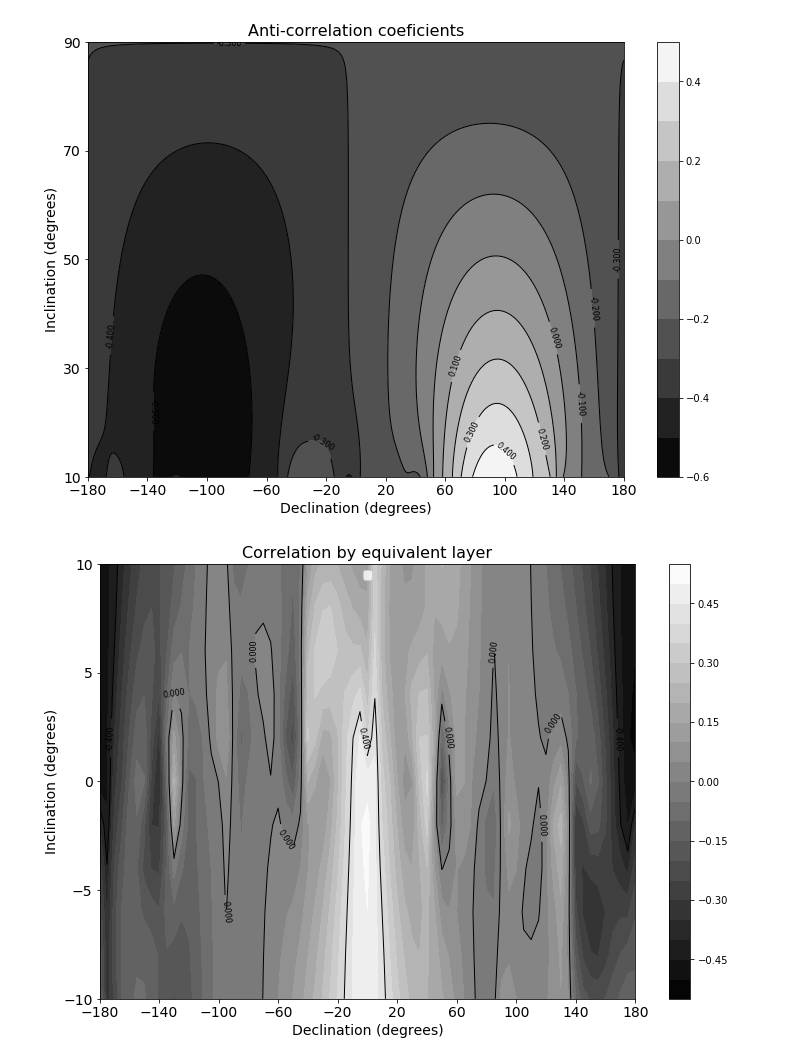
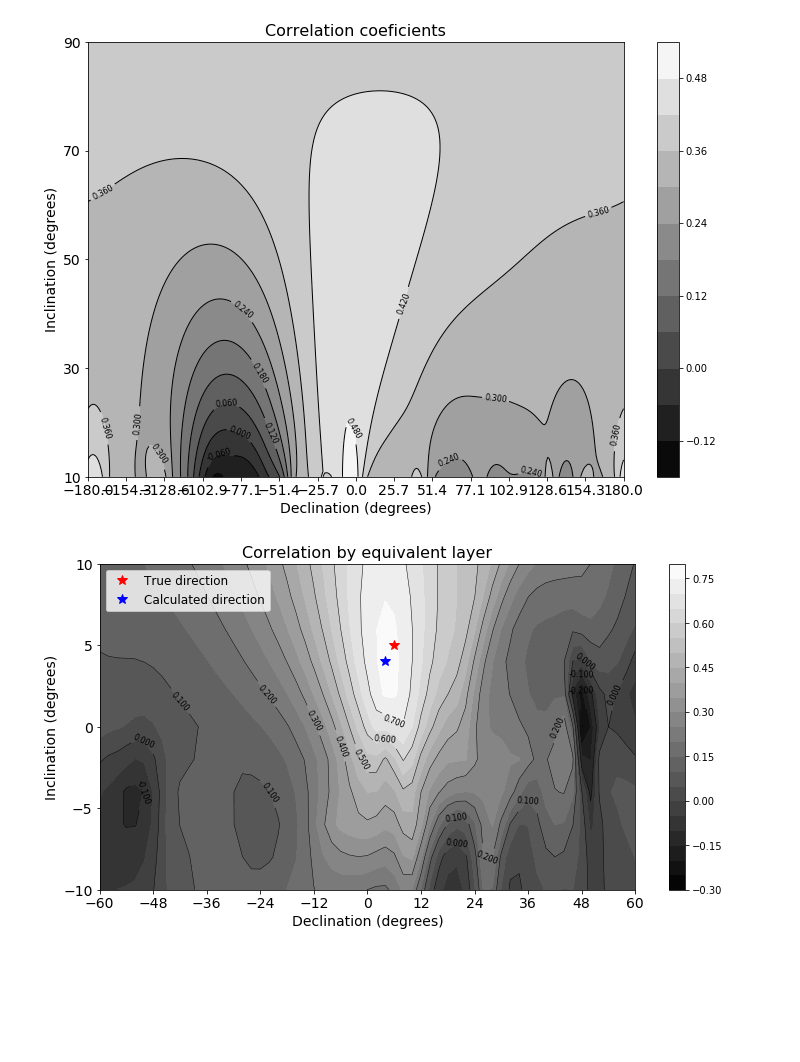
Before and after one commit to nelsondelimar/master, a Jupyter notebook: correlation_eqlayer.ipynb, the cells around one changed output. Drawn from its saved outputs; the diff is of its cells as text; code cells hidden in the pictures; blank space fills up the shorter version.

Commit message:
Applying correlation by equivalent layer

```diff
--- a/correlation_eqlayer.ipynb
+++ b/correlation_eqlayer.ipynb
@@ -18,10 +18,10 @@ shape = (nx, ny)
 xobs, yobs, zobs = regular_grid(area, shape, -200.)
 # %%
 # Define the elements of the prims for gravity and magnetic computation
-model1 = (-250., 250., -500., 500., 100., 200., 1.28)
+model1 = (-250., 250., -300., 300., 100., 600., 1.28)
 # Directions
 inc, dec = -23., -33. # field
-incs, decs = -3., 6. # source
+incs, decs = 5., 6. # source
 # %%
 # Computes the total field anomaly
 tf = prism_tf(xobs, yobs, zobs, model1, inc, dec, incs, decs)
@@ -137,13 +137,14 @@ from codes.statistical import cccoef
 # %%
 # Create the grid
 # for the fourier trans:
-inclination1 = numpy.linspace(-90.0, -10.0, 81)
+inclination1 = numpy.linspace(-90., -10., 81)
 inclination2= numpy.linspace(10., 90., 81)
-declination = numpy.linspace(-180.0, 180.0, 361)
+declination = numpy.linspace(-180., 180., 361)
 
 # for the layer:
-inc3 = numpy.linspace(-10.0,10.0, 11)
-dec3 = numpy.linspace(-180.0, 180.0, 73)
+inc3 = numpy.linspace(-10., 10., 11)
+dec3 = numpy.linspace(-60., 60., 61)
+#dec3 = numpy.linspace(-180.0, 180.0, 37)
 # %%
 D1, I1 = numpy.meshgrid(declination, inclination1)
 D2, I2 = numpy.meshgrid(declination, inclination2)
@@ -330,30 +331,32 @@ fig2 = pyplot.contour(D2, I2, res2, 10, colors = 'k', linestyle = 'solid', linew
 pyplot.contourf(D2, I2, res2,10, cmap = pyplot.cm.gray)
 pyplot.clabel(fig2, fontsize = 8)
 pyplot.rcParams['contour.negative_linestyle'] = 'solid'
-pyplot.title('Anti-correlation coeficients', fontsize = 16)
+pyplot.title('Correlation coeficients', fontsize = 16)
 pyplot.xlabel('Declination (degrees)', fontsize = 14)
 pyplot.ylabel('Inclination (degrees)', fontsize = 14)
-pyplot.xticks(numpy.linspace(D2.min(), D2.max(), 10), fontsize = 14)
+pyplot.xticks(numpy.linspace(D2.min(), D2.max(), 15), fontsize = 14)
 pyplot.yticks(numpy.linspace(I2.min(), I2.max(), 5), fontsize = 14)
 #pyplot.legend(loc = 'upper center', fontsize = 'large')
 pyplot.colorbar()
 pyplot.show()
 # %% [output]
-[figure, old version]
+[figure, new version]
 # %%
 # Plotting the correlation results
-pyplot.figure(figsize=(12, 8))
-fig3 = pyplot.contour(D3, I3, res3, 2, colors = 'k', linestyle = 'solid', linewidths = 1)
+pyplot.figure(figsize=(12, 6))
+fig3 = pyplot.contour(D3, I3, res3, 10, colors = 'k', linestyle = 'solid', linewidths = 0.5)
 pyplot.contourf(D3, I3, res3, 20, cmap = pyplot.cm.gray)
+pyplot.plot(decs, incs, 'r*', markersize = 10, label = 'True direction')
+pyplot.plot(decmax3, incmax3, 'b*', markersize = 10, label = 'Calculated direction')
 pyplot.clabel(fig3, fontsize = 8)
 pyplot.rcParams['contour.negative_linestyle'] = 'solid'
 pyplot.title('Correlation by equivalent layer', fontsize = 16)
 pyplot.xlabel('Declination (degrees)', fontsize = 14)
 pyplot.ylabel('Inclination (degrees)', fontsize = 14)
-pyplot.xticks(numpy.linspace(D3.min(), D3.max(), 10), fontsize = 14)
+pyplot.xticks(numpy.linspace(D3.min(), D3.max(), 11), fontsize = 14)
 pyplot.yticks(numpy.linspace(I3.min(), I3.max(), 5), fontsize = 14)
-pyplot.legend(loc = 'upper center', fontsize = 'large')
+pyplot.legend(loc = 'upper left', fontsize = 'large')
 pyplot.colorbar()
 pyplot.show()
 # %% [output]
-[figure, old version]
+[figure, new version]
```
Also changed, not shown: parts of 17 cells of this notebook.
